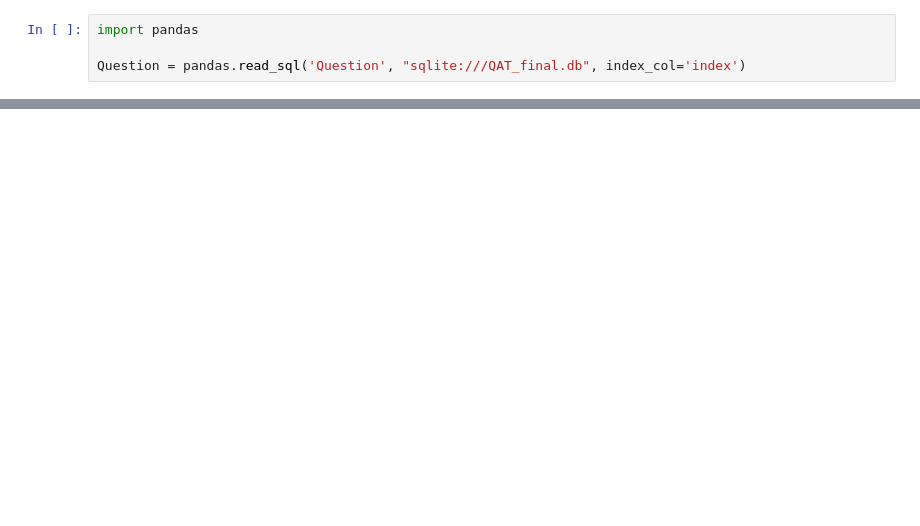
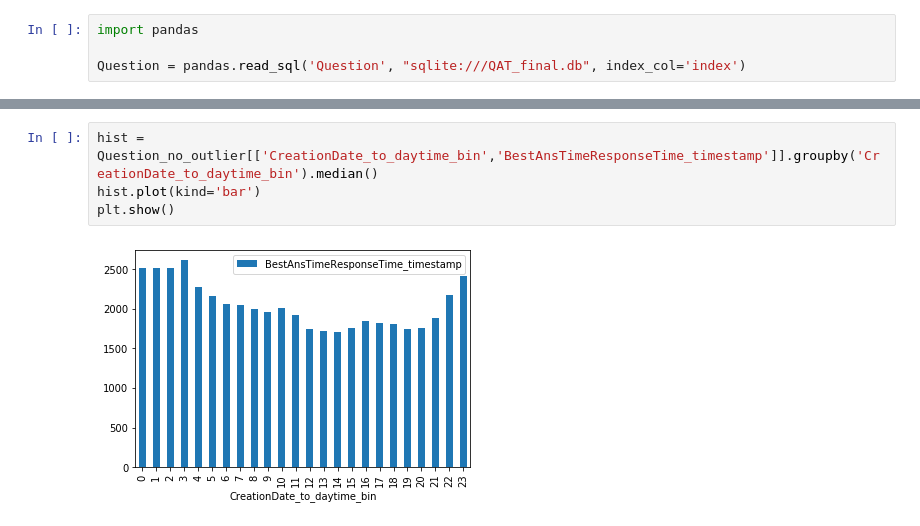
Before and after one commit to Ronaldzzzzz/StackOverflow-QA-Analysis, a Jupyter notebook: 2_term_proj_.ipynb, the cells around one changed output, grey strips where cells are left out. Drawn from its saved outputs; the diff is of its cells as text; blank space fills up the shorter version.

```diff
--- a/2_term_proj_.ipynb
+++ b/2_term_proj_.ipynb
@@ -50,0 +59,6 @@ AttributeError: 'datetime.time' object has no attribute 'toordinal'
+# %%
+hist = Question_no_outlier[['CreationDate_to_daytime_bin','BestAnsTimeResponseTime_timestamp']].groupby('CreationDate_to_daytime_bin').median()
+hist.plot(kind='bar')
+plt.show()
+# %% [output]
+[figure, added]
```
Also changed, not shown: parts of 12 cells of this notebook, 2 other files.
